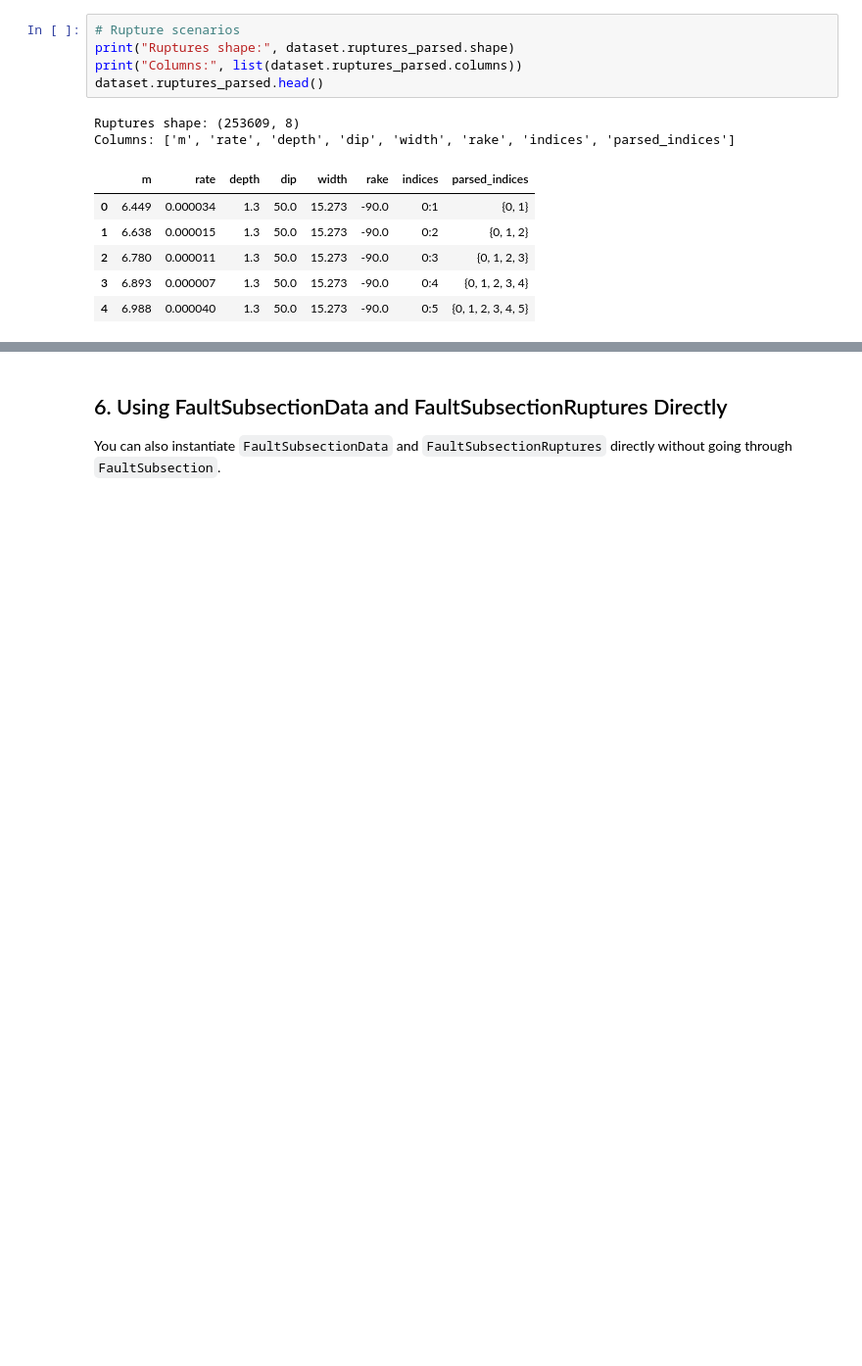
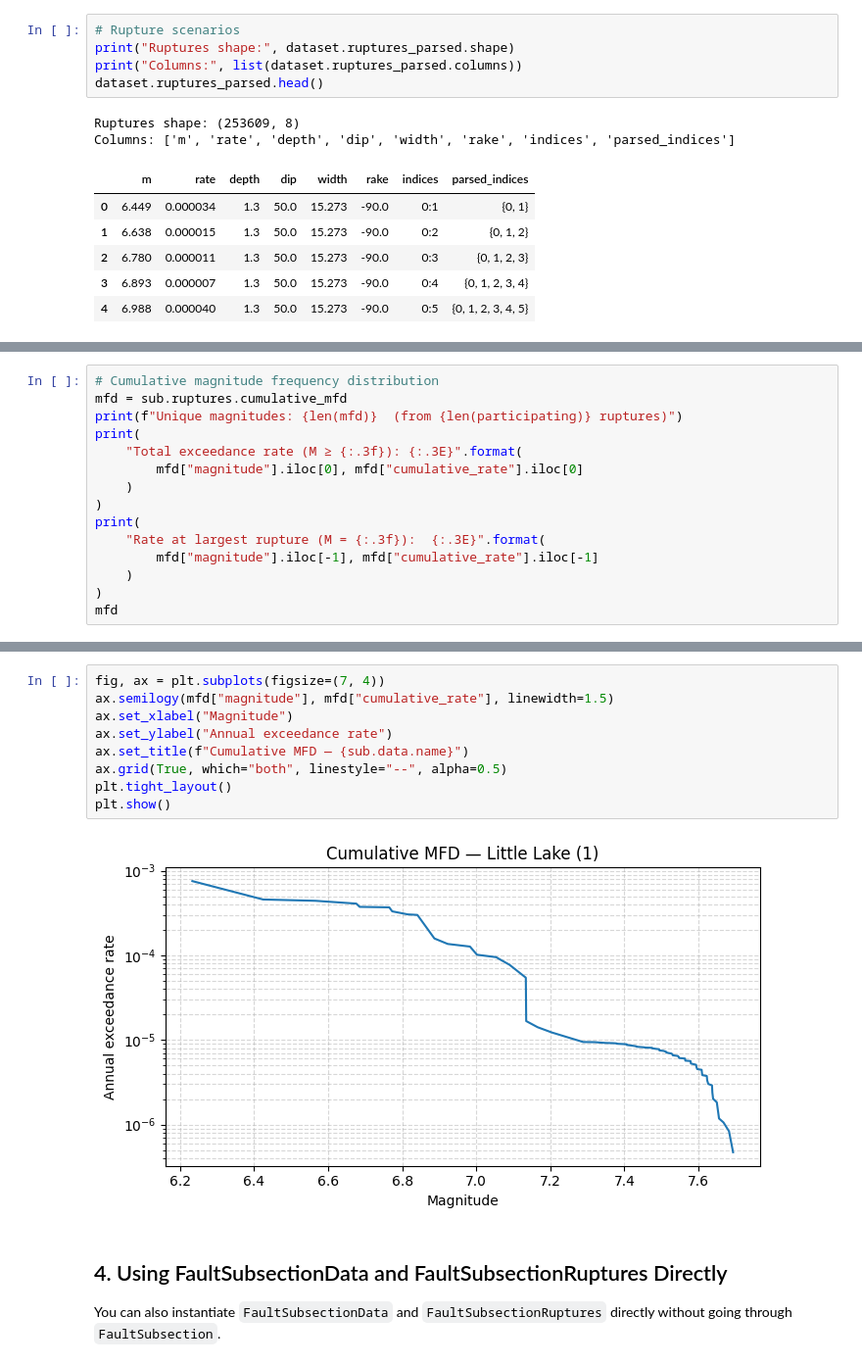
Before and after one commit to asarmy/parserf, a Jupyter notebook: examples/fault_subsection_demo.ipynb, the cells around one changed output, grey strips where cells are left out. Shown at 98% size. Drawn from its saved outputs; the diff is of its cells as text; blank space fills up the shorter version.

```diff
--- a/examples/fault_subsection_demo.ipynb
+++ b/examples/fault_subsection_demo.ipynb
@@ -219,0 +204,15 @@ Name: area_km2, dtype: float64
+# %%
+# Cumulative magnitude frequency distribution
+mfd = sub.ruptures.cumulative_mfd
+print(f"Unique magnitudes: {len(mfd)}  (from {len(participating)} ruptures)")
+print(
+    "Total exceedance rate (M ≥ {:.3f}): {:.3E}".format(
+        mfd["magnitude"].iloc[0], mfd["cumulative_rate"].iloc[0]
+    )
+)
+print(
+    "Rate at largest rupture (M = {:.3f}):  {:.3E}".format(
+        mfd["magnitude"].iloc[-1], mfd["cumulative_rate"].iloc[-1]
+    )
+)
+mfd
@@ -220,5 +236,16 @@ Name: area_km2, dtype: float64
+# %%
+fig, ax = plt.subplots(figsize=(7, 4))
+ax.semilogy(mfd["magnitude"], mfd["cumulative_rate"], linewidth=1.5)
+ax.set_xlabel("Magnitude")
+ax.set_ylabel("Annual exceedance rate")
+ax.set_title(f"Cumulative MFD — {sub.data.name}")
+ax.grid(True, which="both", linestyle="--", alpha=0.5)
+plt.tight_layout()
+plt.show()
+# %% [output]
+[figure, added]
 # %% [markdown]
-## 6. Using FaultSubsectionData and FaultSubsectionRuptures Directly
+## 4. Using FaultSubsectionData and FaultSubsectionRuptures Directly
 
 You can also instantiate `FaultSubsectionData` and `FaultSubsectionRuptures` directly without going through `FaultSubsection`.
 # %%
```
Also changed, not shown: parts of 25 cells of this notebook, 11 other files.
